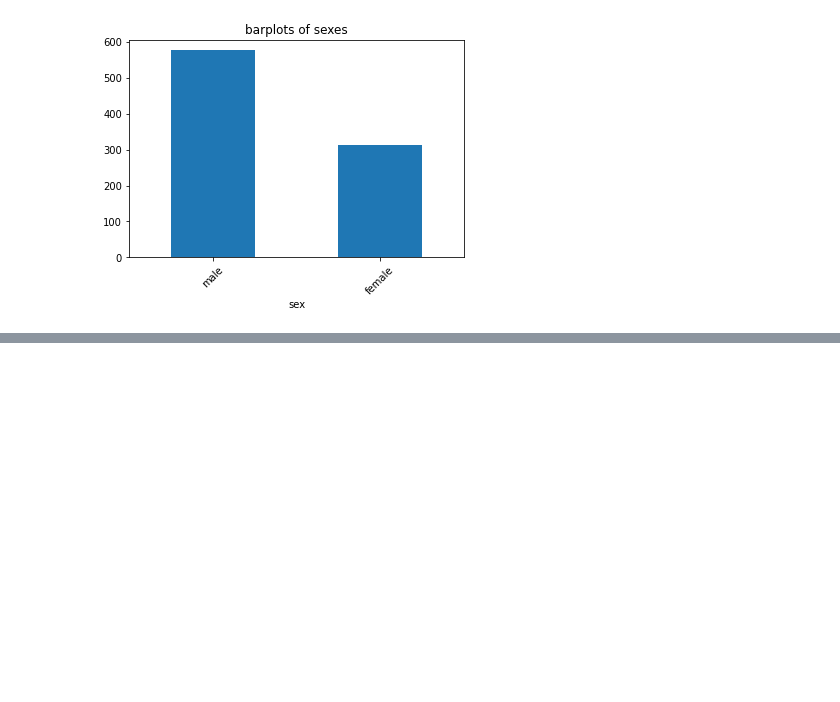
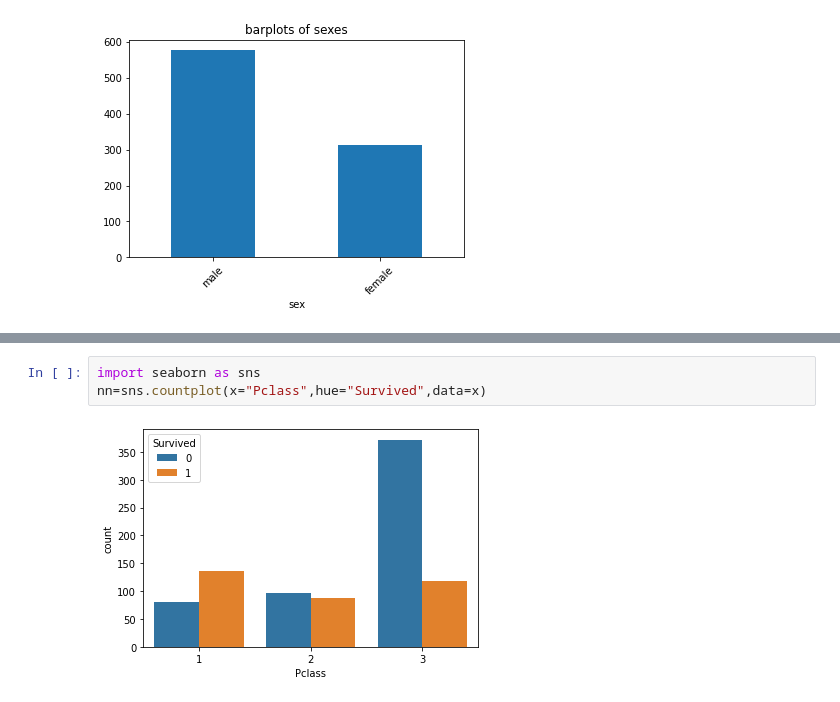
Before and after one commit to MFBS2005/gomycode, a Jupyter notebook: checkpoint3_dsc.ipynb, the cells around one changed output, grey strips where cells are left out. Drawn from its saved outputs; the diff is of its cells as text; blank space fills up the shorter version.

```diff
--- a/checkpoint3_dsc.ipynb
+++ b/checkpoint3_dsc.ipynb
@@ -131,0 +134,5 @@ grid.map(sns.barplot,"Age","Sex",ci=None,alpha=.5)
+# %%
+import seaborn as sns
+nn=sns.countplot(x="Pclass",hue="Survived",data=x)
+# %% [output]
+[figure, added]
```
Also changed, not shown: parts of 15 cells of this notebook.
